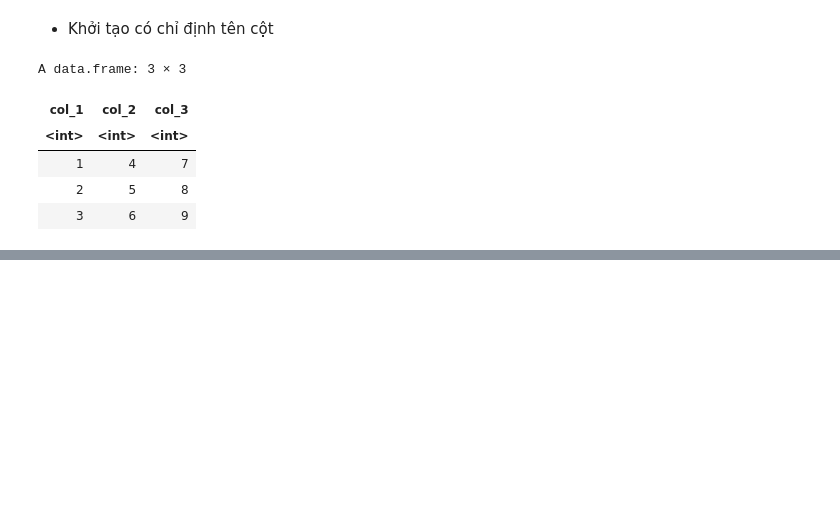
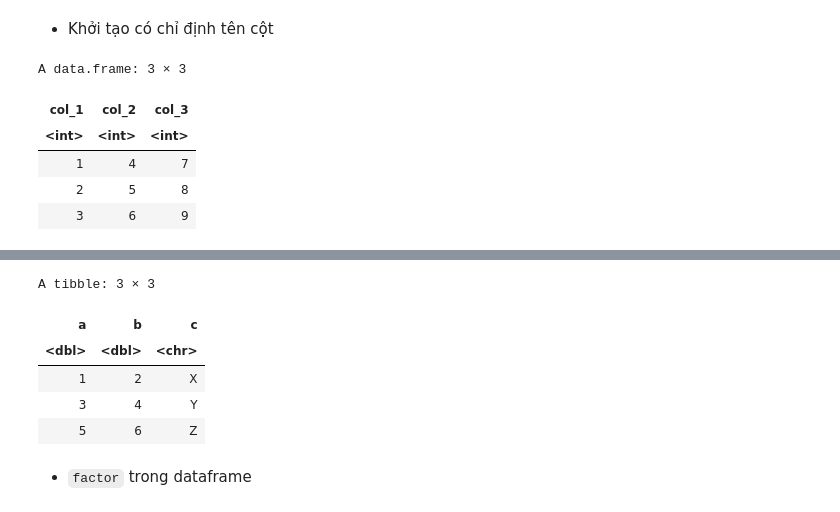
Before and after one commit to cuongpiger/R_Cookbook, a Jupyter notebook: Chapter 05. Data structures/demo.ipynb, the cells around one changed output, grey strips where cells are left out. Drawn from its saved outputs; the diff is of its cells as text; code cells hidden in the pictures; blank space fills up the shorter version.

```diff
--- a/Chapter 05. Data structures/demo.ipynb
+++ b/Chapter 05. Data structures/demo.ipynb
@@ -761,0 +811,16 @@ A data.frame: 3 × 3
+# %%
+l1 <- list(a = 1, b = 2, c = "X")
+l2 <- list(a = 3, b = 4, c = "Y")
+l3 <- list(a = 5, b = 6, c = "Z")
+list.of.lists <- list(l1, l2, l3)
+
+bind_rows(list.of.lists)
+# %% [output]
+A tibble: 3 × 3
+| a | b | c |
+| <dbl> | <dbl> | <chr> |
+| 1 | 2 | X |
+| 3 | 4 | Y |
+| 5 | 6 | Z |
+# %% [markdown]
+* `factor` trong dataframe
```
Also changed, not shown: parts of 9 cells of this notebook.
